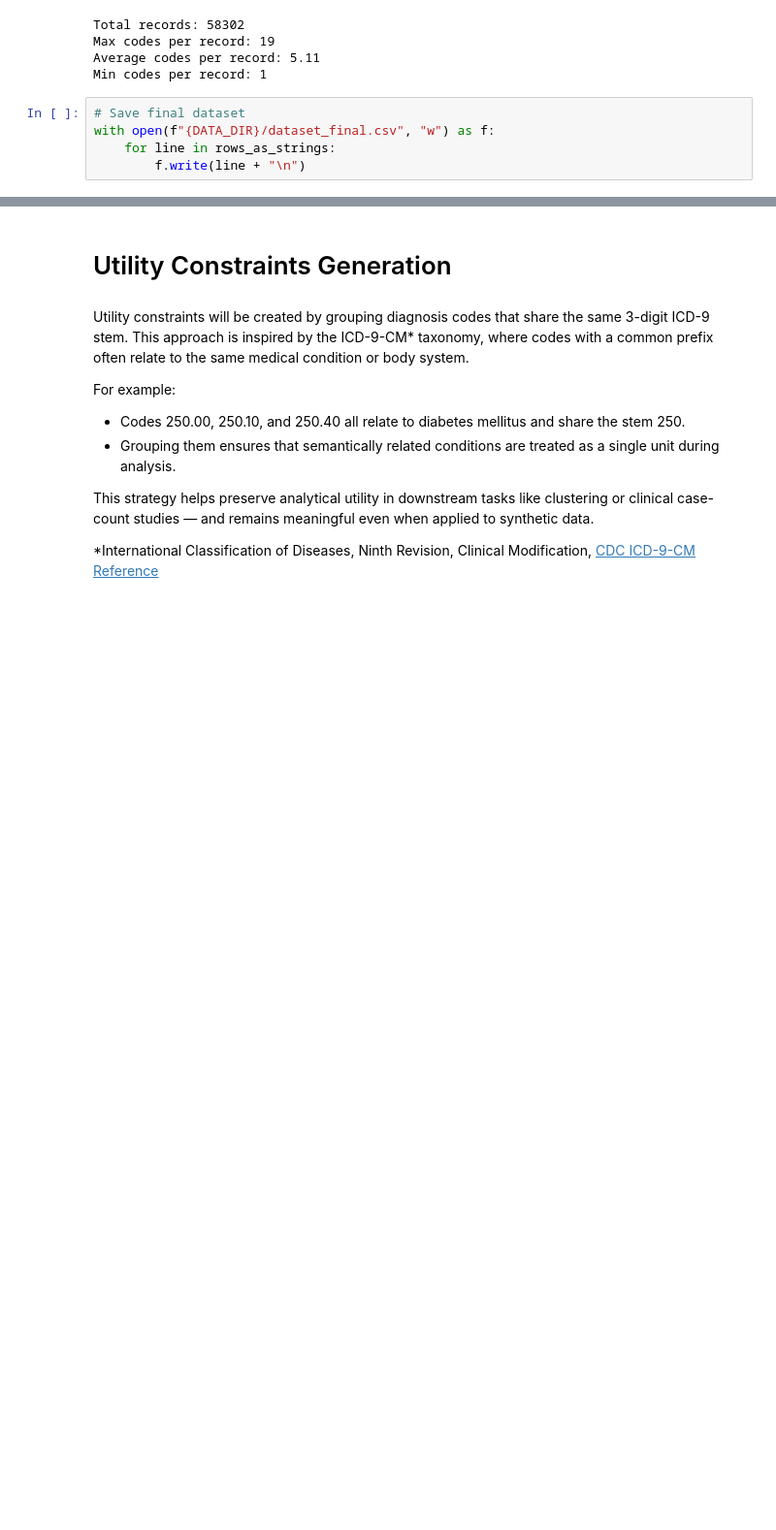
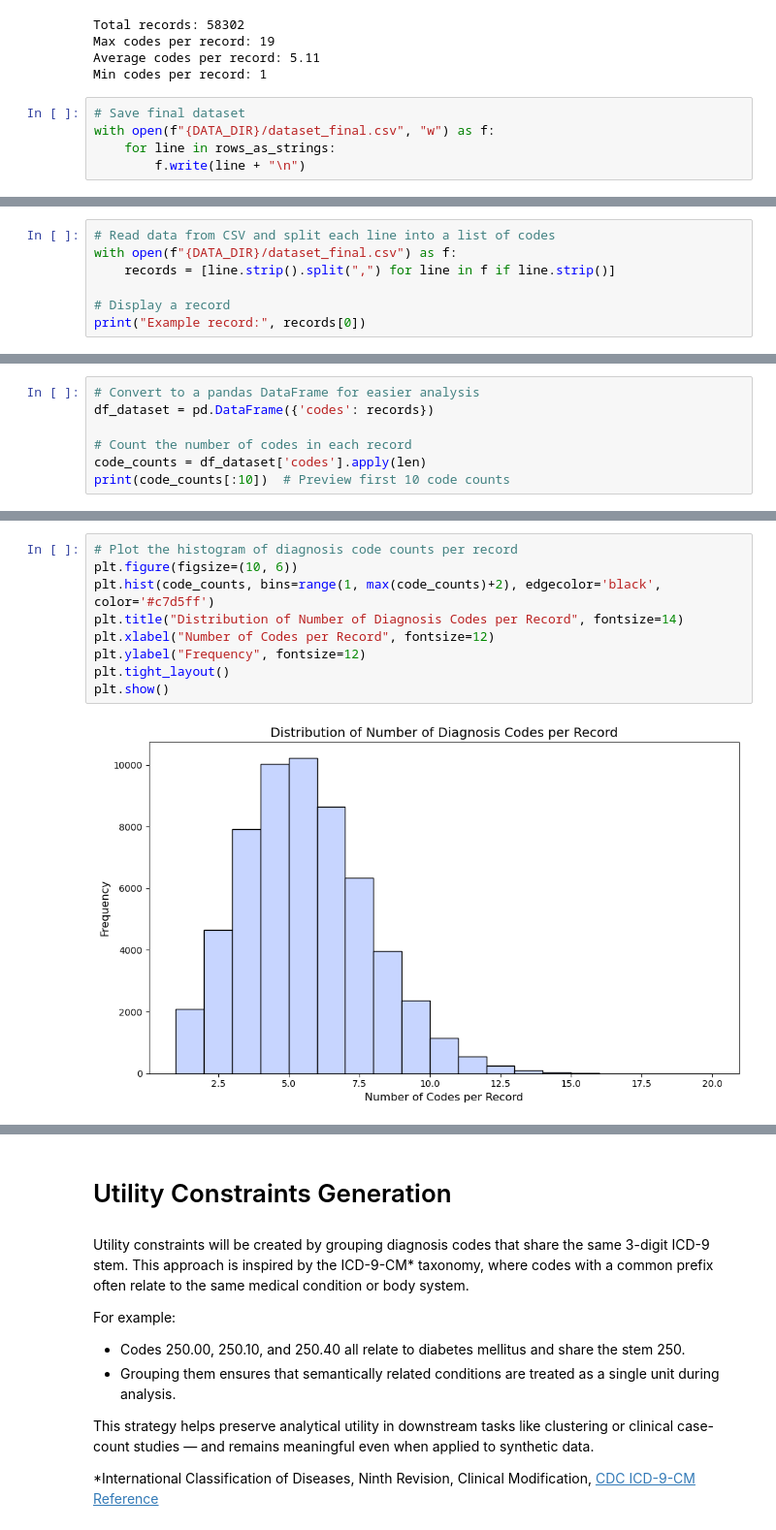
Before and after one commit to ikotsov/Disassociation-Algorithm, a Jupyter notebook: notebooks/dataset_generation.ipynb, the cells around one changed output, grey strips where cells are left out. Shown at 97% size. Cells and saved outputs as stored; diff of their text form; blank space fills up the shorter version.

Commit message:
refactor: move distribution to the other notebook

```diff
--- a/notebooks/dataset_generation.ipynb
+++ b/notebooks/dataset_generation.ipynb
@@ -178,0 +188,7 @@ with open(f"{DATA_DIR}/dataset_final.csv", "w") as f:
+# %%
+# Read data from CSV and split each line into a list of codes
+with open(f"{DATA_DIR}/dataset_final.csv") as f:
+    records = [line.strip().split(",") for line in f if line.strip()]
+
+# Display a record
+print("Example record:", records[0])
@@ -178,0 +197,7 @@ with open(f"{DATA_DIR}/dataset_final.csv", "w") as f:
+# %%
+# Convert to a pandas DataFrame for easier analysis
+df_dataset = pd.DataFrame({'codes': records})
+
+# Count the number of codes in each record
+code_counts = df_dataset['codes'].apply(len)
+print(code_counts[:10])  # Preview first 10 code counts
@@ -178,0 +216,11 @@ with open(f"{DATA_DIR}/dataset_final.csv", "w") as f:
+# %%
+# Plot the histogram of diagnosis code counts per record
+plt.figure(figsize=(10, 6))
+plt.hist(code_counts, bins=range(1, max(code_counts)+2), edgecolor='black', color='#c7d5ff')
+plt.title("Distribution of Number of Diagnosis Codes per Record", fontsize=14)
+plt.xlabel("Number of Codes per Record", fontsize=12)
+plt.ylabel("Frequency", fontsize=12)
+plt.tight_layout()
+plt.show()
+# %% [output]
+[figure, added]
```
Also changed, not shown: parts of 11 cells of this notebook, 1 other file.
